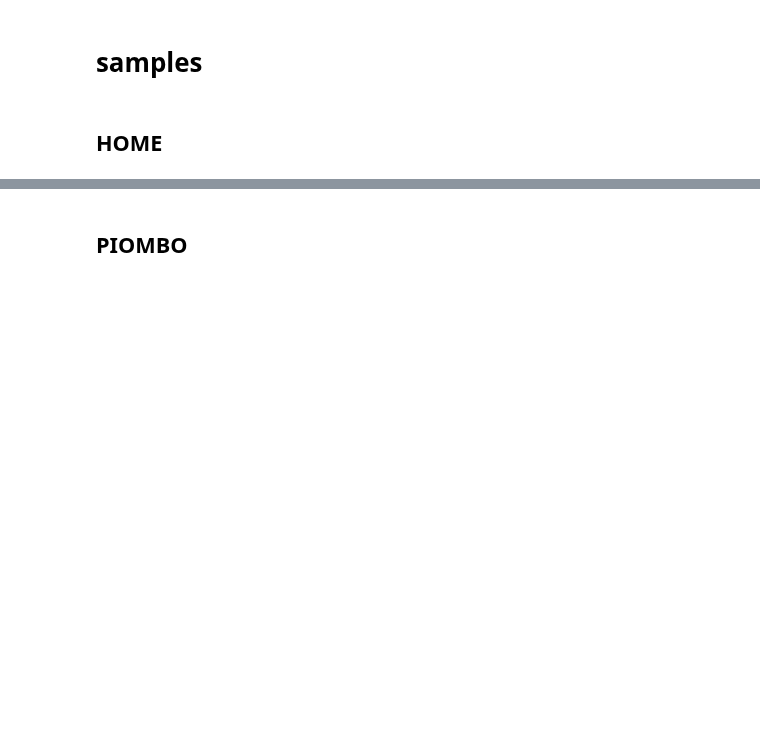
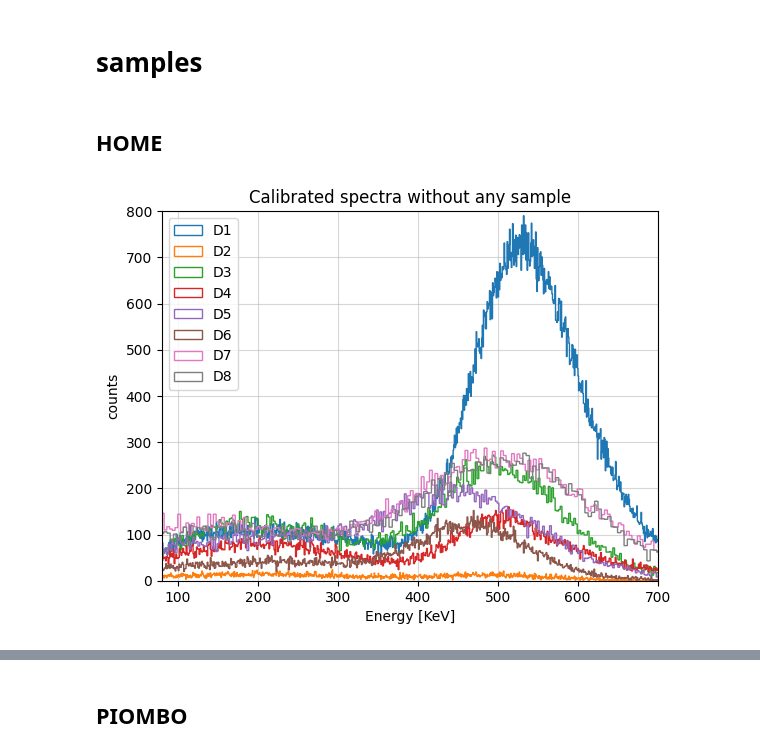
Before and after one commit to b3n3d3tt4/imaging, a Jupyter notebook: analisi.ipynb, the cells around one changed output, grey strips where cells are left out. Drawn from its saved outputs; the diff is of its cells as text; code cells hidden in the pictures; blank space fills up the shorter version.

```diff
--- a/analisi.ipynb
+++ b/analisi.ipynb
@@ -197,14 +197,14 @@ x_eff = x0/2*(theta_max-theta_min)*(np.log((1+np.sin(theta_max))/(1-np.sin(theta
 # %% [markdown]
 ## HOME
 # %%
-home_d1 = uproot.open('data_imaging\\group23_30min_lead_21000+22000+22000forward\\RAW\\DataR_CH0@DT5720B_781_group23_30min_lead_21000+22000+22000forward.root')
-home_d2 = uproot.open('data_imaging\\group23_30min_lead_21000+22000+22000forward\\RAW\\DataR_CH1@DT5720B_781_group23_30min_lead_21000+22000+22000forward.root')
-home_d3 = uproot.open('data_imaging\\group23_30min_lead_21000+22000+22000forward\\RAW\\DataR_CH2@DT5720B_781_group23_30min_lead_21000+22000+22000forward.root')
-home_d4 = uproot.open('data_imaging\\group23_30min_lead_21000+22000+22000forward\\RAW\\DataR_CH3@DT5720B_781_group23_30min_lead_21000+22000+22000forward.root')
-home_d5 = uproot.open('data_imaging\\group23_30min_lead_21000+22000+22000forward\\RAW\\DataR_CH0@DT5720B_467_group23_30min_lead_21000+22000+22000forward.root')
-home_d6 = uproot.open('data_imaging\\group23_30min_lead_21000+22000+22000forward\\RAW\\DataR_CH1@DT5720B_467_group23_30min_lead_21000+22000+22000forward.root')
-home_d7 = uproot.open('data_imaging\\group23_30min_lead_21000+22000+22000forward\\RAW\\DataR_CH2@DT5720B_467_group23_30min_lead_21000+22000+22000forward.root')
-home_d8 = uproot.open('data_imaging\\group23_30min_lead_21000+22000+22000forward\\RAW\\DataR_CH3@DT5720B_467_group23_30min_lead_21000+22000+22000forward.root')
+home_d1 = uproot.open('data_imaging\\group23_home_30min\\RAW\\DataR_CH0@DT5720B_781_group23_home_30min.root')
+home_d2 = uproot.open('data_imaging\\group23_home_30min\\RAW\\DataR_CH1@DT5720B_781_group23_home_30min.root')
+home_d3 = uproot.open('data_imaging\\group23_home_30min\\RAW\\DataR_CH2@DT5720B_781_group23_home_30min.root')
+home_d4 = uproot.open('data_imaging\\group23_home_30min\\RAW\\DataR_CH3@DT5720B_781_group23_home_30min.root')
+home_d5 = uproot.open('data_imaging\\group23_home_30min\\RAW\\DataR_CH0@DT5720B_467_group23_home_30min.root')
+home_d6 = uproot.open('data_imaging\\group23_home_30min\\RAW\\DataR_CH1@DT5720B_467_group23_home_30min.root')
+home_d7 = uproot.open('data_imaging\\group23_home_30min\\RAW\\DataR_CH2@DT5720B_467_group23_home_30min.root')
+home_d8 = uproot.open('data_imaging\\group23_home_30min\\RAW\\DataR_CH3@DT5720B_467_group23_home_30min.root')
 # %%
 hm_d1 = np.asarray(home_d1['Data_R;1']['Energy'].array())
 hm_d1_calib = hm_d1 * calibrazioneD1[0] + calibrazioneD1[1]
@@ -242,0 +240,19 @@ hm_def = [hm_d1_def, hm_d2_def, hm_d3_def, hm_d4_def, hm_d5_def, hm_d6_def, hm_d
+# %%
+plt.hist(hm_d1_def, bins=int(hm_d1.max()), histtype='step', label='D1')
+plt.hist(hm_d2_def, bins=int(hm_d2.max()), histtype='step', label='D2')
+plt.hist(hm_d3_def, bins=int(hm_d3.max()), histtype='step', label='D3')
+plt.hist(hm_d4_def, bins=int(hm_d4.max()), histtype='step', label='D4')
+plt.hist(hm_d5_def, bins=int(hm_d5.max()), histtype='step', label='D5')
+plt.hist(hm_d6_def, bins=int(hm_d6.max()), histtype='step', label='D6')
+plt.hist(hm_d7_def, bins=int(hm_d7.max()), histtype='step', label='D7')
+plt.hist(hm_d8_def, bins=int(hm_d8.max()), histtype='step', label='D8')
+plt.title(r'Calibrated spectra without any sample')
+plt.xlabel('Energy [KeV]')
+plt.ylabel('counts')
+plt.ylim(0, 800)
+plt.xlim(80, 700)
+plt.grid(alpha=0.5)
+plt.legend()
+plt.show()
+# %% [output]
+[figure, added]
```
Also changed, not shown: parts of 10 cells of this notebook.
